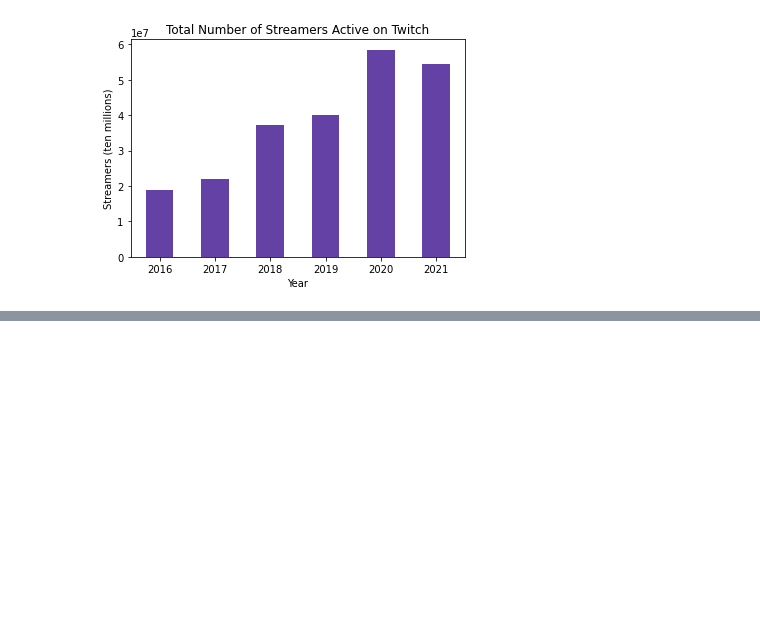
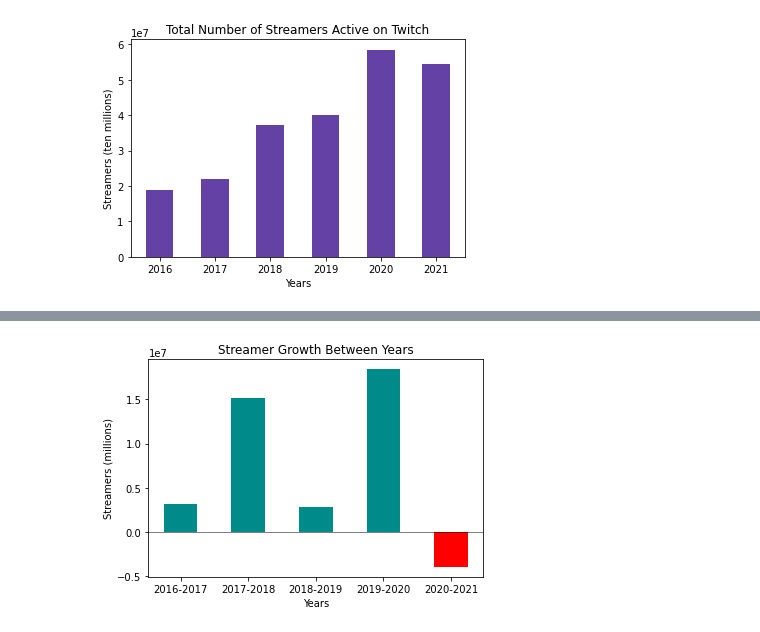
Before and after one commit to fdac21/VideoGame_Analysis, a Jupyter notebook: PlottingTwitch.ipynb, the cells around one changed output, grey strips where cells are left out. Cells and saved outputs as stored; diff of their text form; code cells hidden in the pictures; blank space fills up the shorter version.

```diff
--- a/PlottingTwitch.ipynb
+++ b/PlottingTwitch.ipynb
@@ -96,0 +129,4 @@ plt.show()
+# %%
+plotByDifference(Streamers_list, Years, 'Streamer Growth Between Years', 'Years', 'Streamers (millions)')
+# %% [output]
+[figure, added]
```
Also changed, not shown: parts of 6 cells of this notebook.
